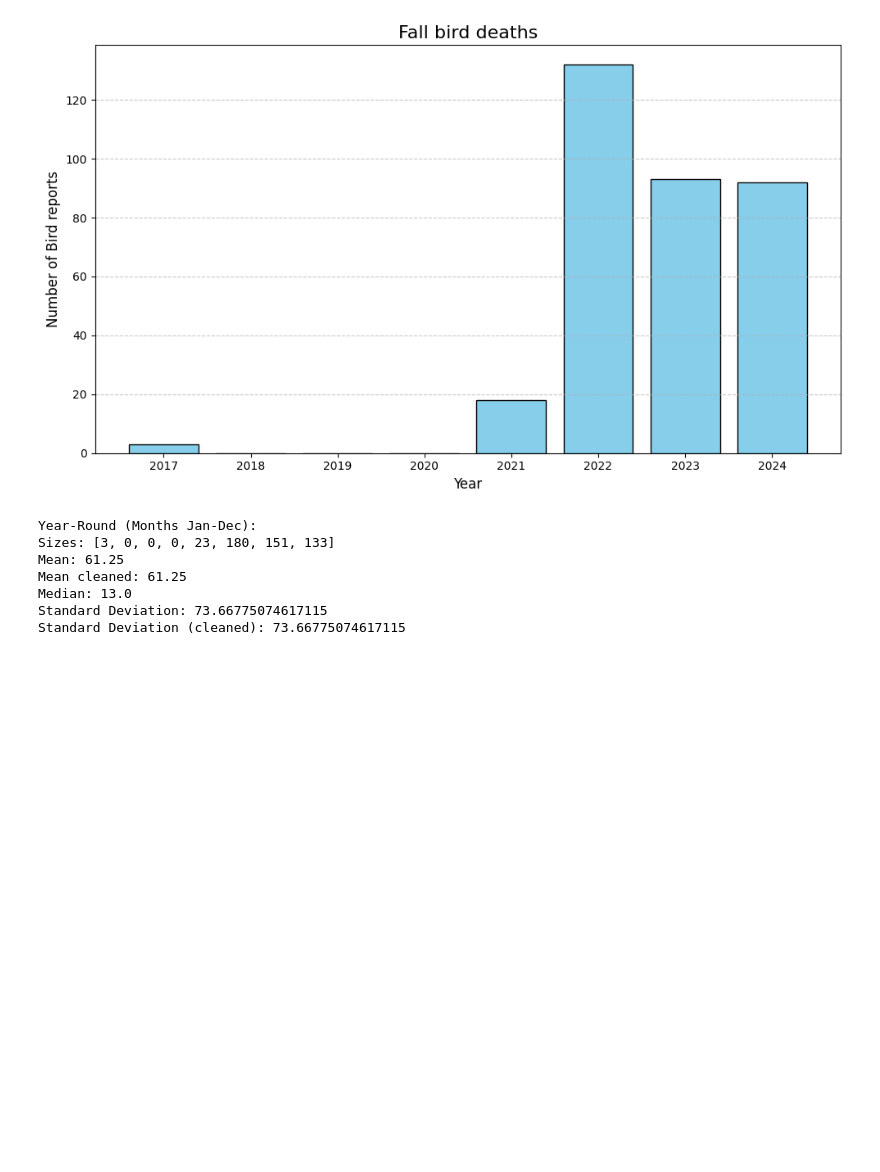
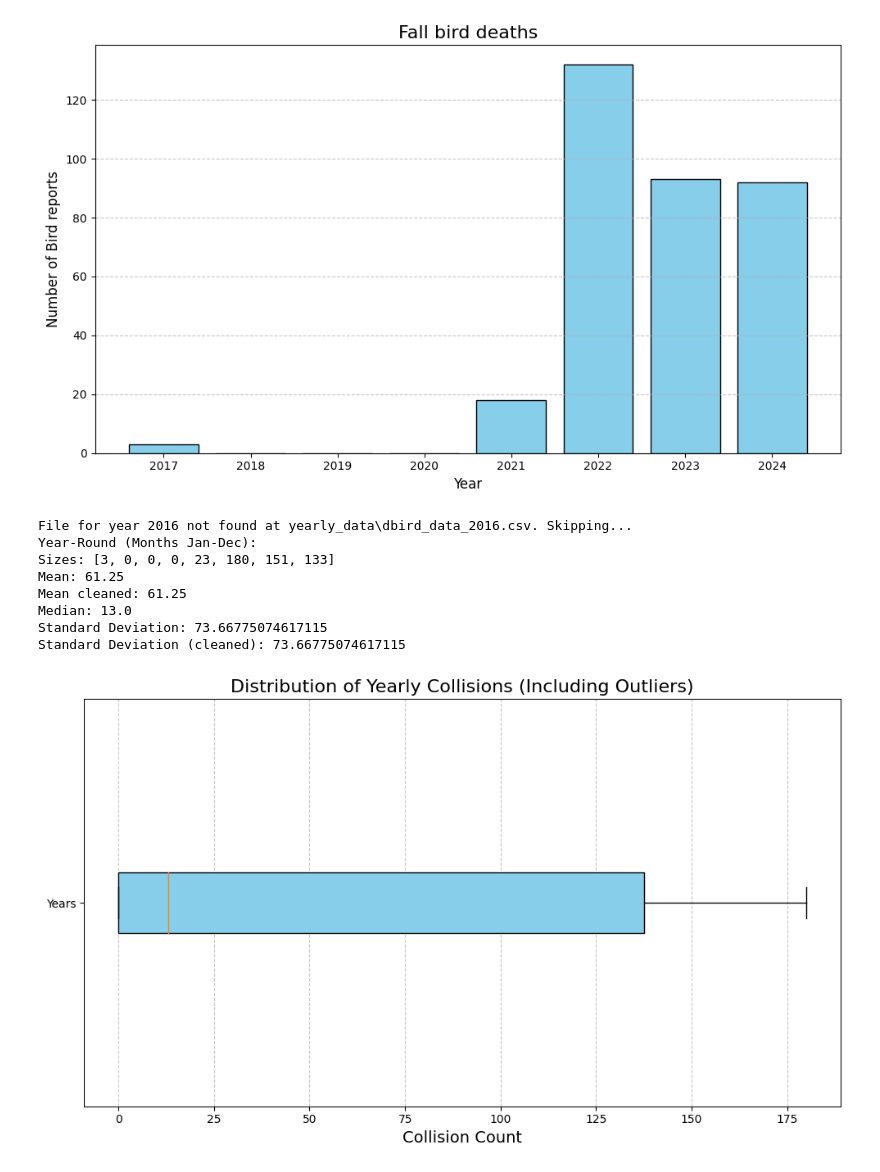
Before and after one commit to baiyue789/ISYE-3770-Project, a Jupyter notebook: JupiterNotebook.ipynb, the cells around one changed output. Drawn from its saved outputs; the diff is of its cells as text; code cells hidden in the pictures; blank space fills up the shorter version.

```diff
--- a/JupiterNotebook.ipynb
+++ b/JupiterNotebook.ipynb
@@ -720,6 +786,7 @@ Standard Deviation (cleaned): 50.73152373031979
 import pandas as pd
 import os
 import numpy as np
+import matplotlib.pyplot as plt
 
 # Folder to save the yearly CSV files
 output_folder = "yearly_data"
@@ -731,7 +798,7 @@ os.makedirs(year_round_folder, exist_ok=True)
 # Initialize a list to store sizes for the year-round dataset
 year_round_sizes = []
 
-for year in range(2017, 2025):
+for year in range(2016, 2025):
     filepath = os.path.join(output_folder, f'dbird_data_{year}.csv')  # Path to the yearly file
 
     try:
@@ -751,30 +818,52 @@ for year in range(2017, 2025):
         print(f"File for year {year} not found at {filepath}. Skipping...")
     except Exception as e:
         print(f"An error occurred while processing year {year}: {e}")
 
 # Year-round statistics
 year_round_mean = np.mean(year_round_sizes)
 year_round_median = np.median(year_round_sizes)
 year_round_std = np.std(year_round_sizes)
 
 # Clean year-round data (removing outliers)
 year_round_cleaned = [size for size in year_round_sizes if abs(size - year_round_mean) <= 2 * year_round_std]
 YearRound_mean_exsize = np.mean(year_round_cleaned)
 YearRound_outliers_ex = np.std(year_round_cleaned)
 
 # Print the statistics
 print("Year-Round (Months Jan-Dec):")
 print(f"Sizes: {year_round_sizes}")
 print(f"Mean: {year_round_mean}")
 print(f"Mean cleaned: {YearRound_mean_exsize}")
 print(f"Median: {year_round_median}")
 print(f"Standard Deviation: {year_round_std}")
 print(f"Standard Deviation (cleaned): {YearRound_outliers_ex}")
+
+# Boxplot to visualize the data (including outliers)
+plt.figure(figsize=(10, 6))
+plt.boxplot(
+    year_round_sizes,
+    vert=False,
+    patch_artist=True,
+    boxprops=dict(facecolor='skyblue'),
+    flierprops=dict(marker='o', color='red', markersize=8)  # Customize outlier appearance
+)
+
+# Customize the chart
+plt.title('Distribution of Yearly Collisions (Including Outliers)', fontsize=16)
+plt.xlabel('Collision Count', fontsize=14)
+plt.yticks([1], ['Years'])  # Single category for years
+plt.grid(axis='x', linestyle='--', alpha=0.7)
+
+# Display the chart
+plt.tight_layout()
+plt.show()
 # %% [output]
+File for year 2016 not found at yearly_data\dbird_data_2016.csv. Skipping...
 Year-Round (Months Jan-Dec):
 Sizes: [3, 0, 0, 0, 23, 180, 151, 133]
 Mean: 61.25
 Mean cleaned: 61.25
 Median: 13.0
 Standard Deviation: 73.66775074617115
 Standard Deviation (cleaned): 73.66775074617115
+[figure, added]
```
Also changed, not shown: parts of 1 cell of this notebook.
